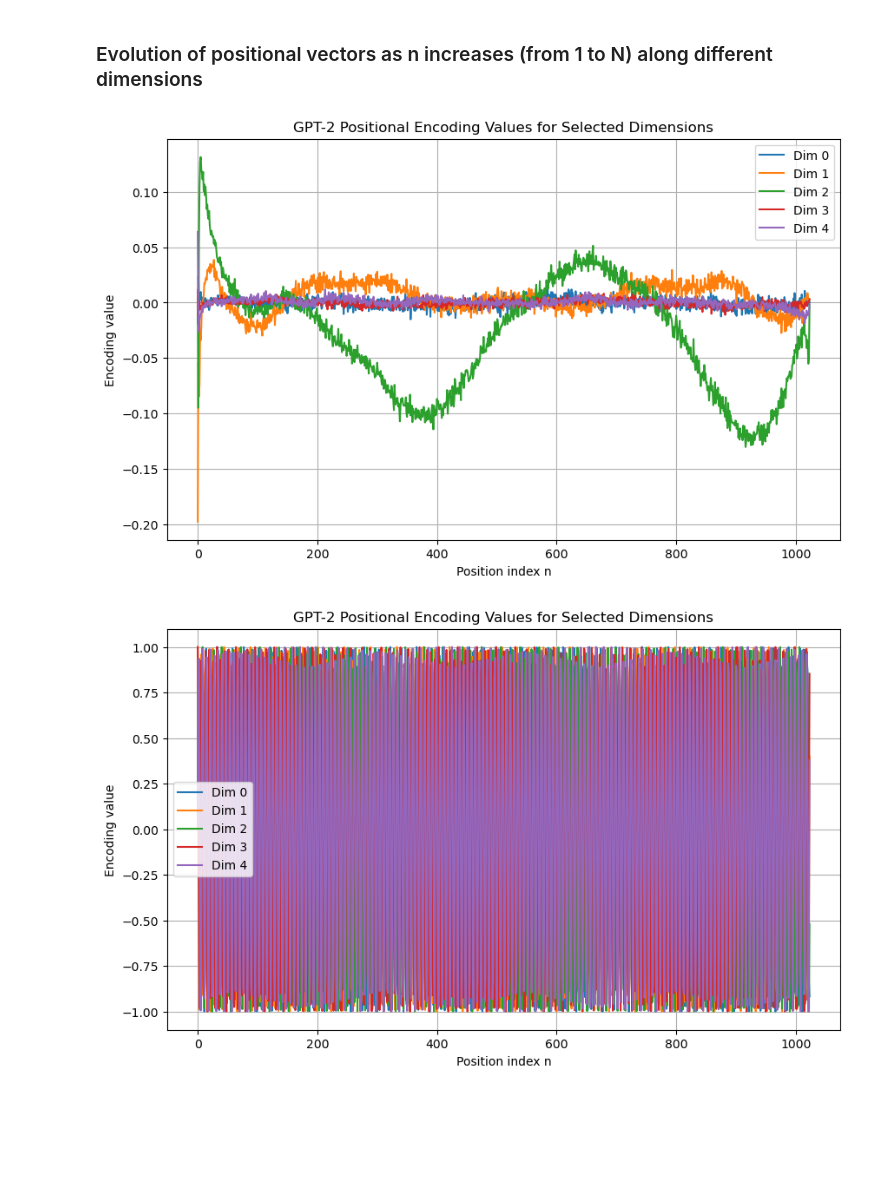
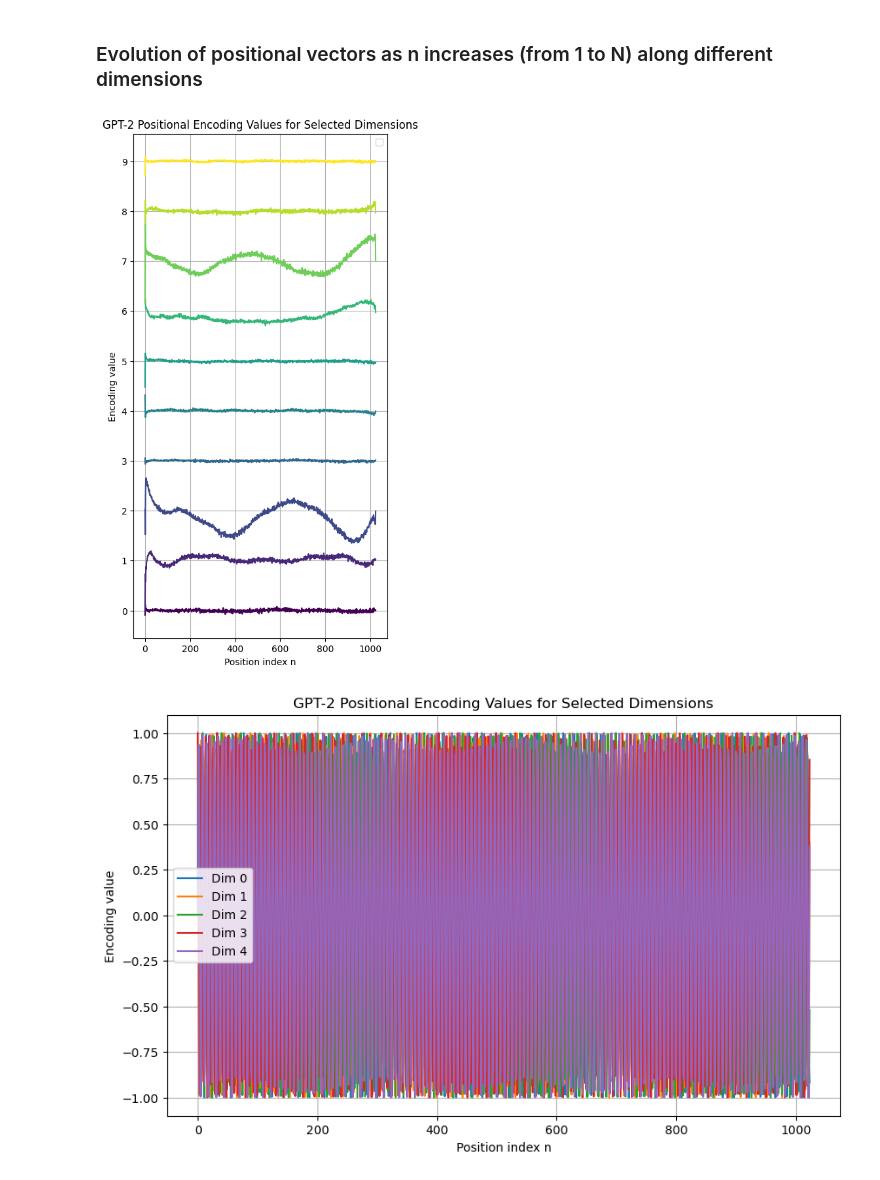
Before and after one commit to miriamzara/LCP_B_GPT2, a Jupyter notebook: giorgia/PositionalEncoding.ipynb, the cells around one changed output. Cells and saved outputs as stored; diff of their text form; code cells hidden in the pictures; blank space fills up the shorter version.

```diff
--- a/giorgia/PositionalEncoding.ipynb
+++ b/giorgia/PositionalEncoding.ipynb
@@ -625,20 +627,31 @@ Sinusoidal Positional Encoding: 153 components retain 90% variance
 # %% [markdown]
 ### Evolution of positional vectors as n increases (from 1 to N) along different dimensions
 # %%
-dims_to_plot = [0, 1, 2, 3, 4]
+N = 10
 
-plt.figure(figsize=(10, 6))
-for dim in dims_to_plot:
+dims_to_plot = np.arange(0, N)
+cmap = plt.get_cmap('viridis', N)  # Discretized colormap
+offset = 0.2
+fig, ax = plt.subplots(figsize = (5, 10))
+for i, dim in enumerate(dims_to_plot):
 # for dim in np.arange(1, 768,10):
-    plt.plot(positional_encodings[:, dim], label=f"Dim {dim}")
+    p = positional_encodings[:, dim]
+    p_scaled = 2* p / np.max(p)
+    ax.plot(p + i * offset, color = cmap(i))
 plt.title("GPT-2 Positional Encoding Values for Selected Dimensions")
 plt.xlabel("Position index n")
 plt.ylabel("Encoding value")
 plt.legend()
+
+
+yticks_positions = dims_to_plot * offset
+ax.set_yticks(yticks_positions)
+ax.set_yticklabels(dims_to_plot)
+
 plt.grid(True)
 plt.show()
 # %% [output]
-[figure, old version]
+[figure, new version]
 # %%
 dims_to_plot = [0, 1, 2, 3, 4]
 
```
Also changed, not shown: parts of 10 cells of this notebook, 3 other files.
